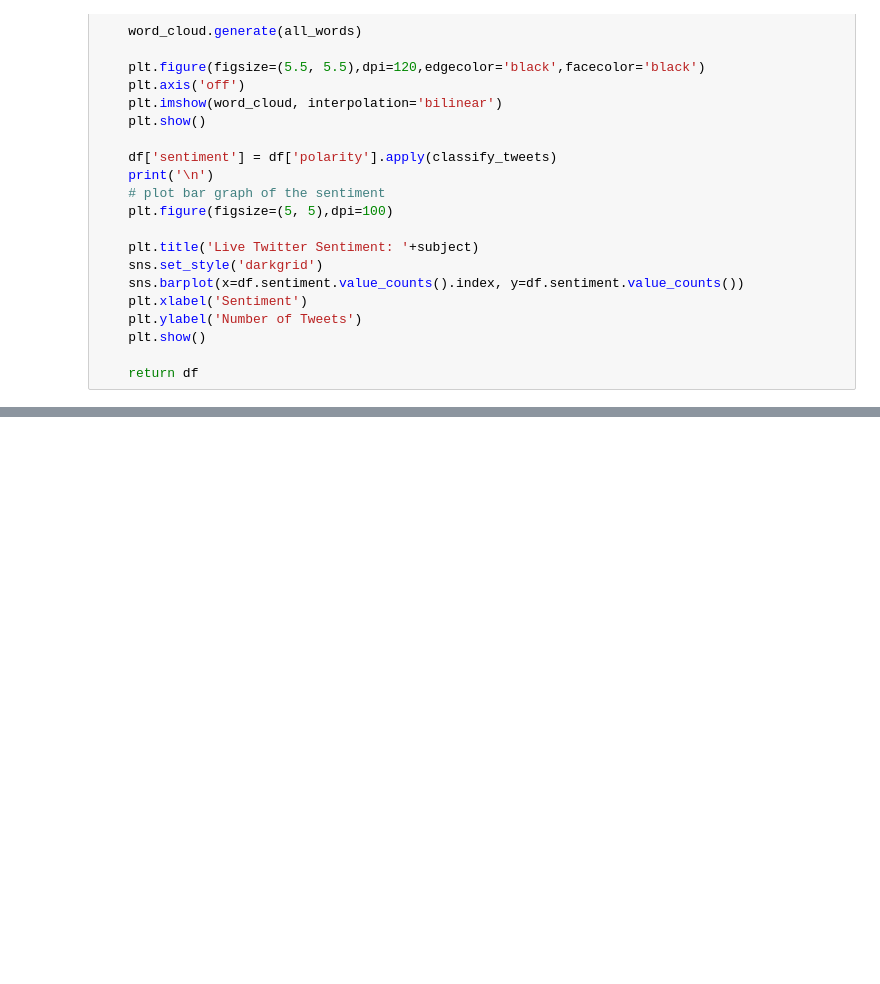
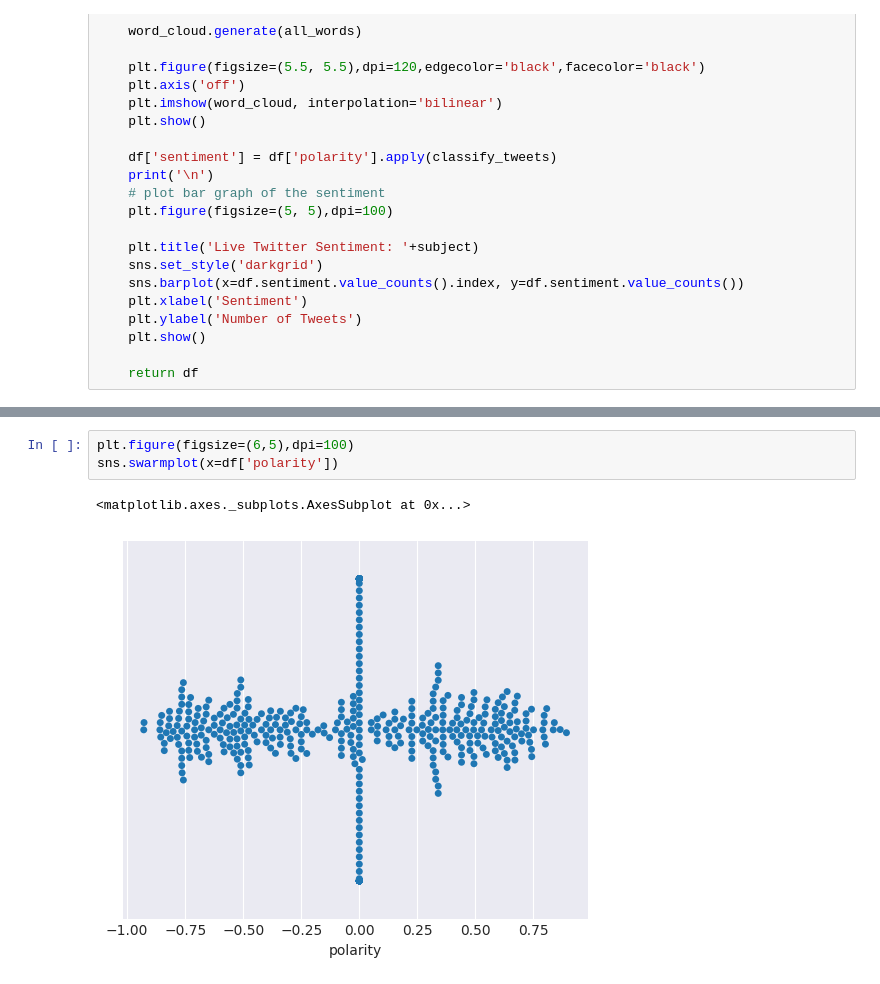
Before and after one commit to akarshn95/Twitter_Sentiment_Analysis, a Jupyter notebook: Twitter_Sentiment_Analysis.ipynb, the cells around one changed output, grey strips where cells are left out. Saved outputs shown, nothing was run; the diff lists cells and outputs as text; blank space fills up the shorter version.

```diff
--- a/Twitter_Sentiment_Analysis.ipynb
+++ b/Twitter_Sentiment_Analysis.ipynb
@@ -166,0 +149,6 @@ Time Elapsed: 195s
+# %%
+plt.figure(figsize=(6,5),dpi=100)
+sns.swarmplot(x=df['polarity'])
+# %% [output]
+<matplotlib.axes._subplots.AxesSubplot at 0x...>
+[figure, added]
```
Also changed, not shown: parts of 4 cells of this notebook.
